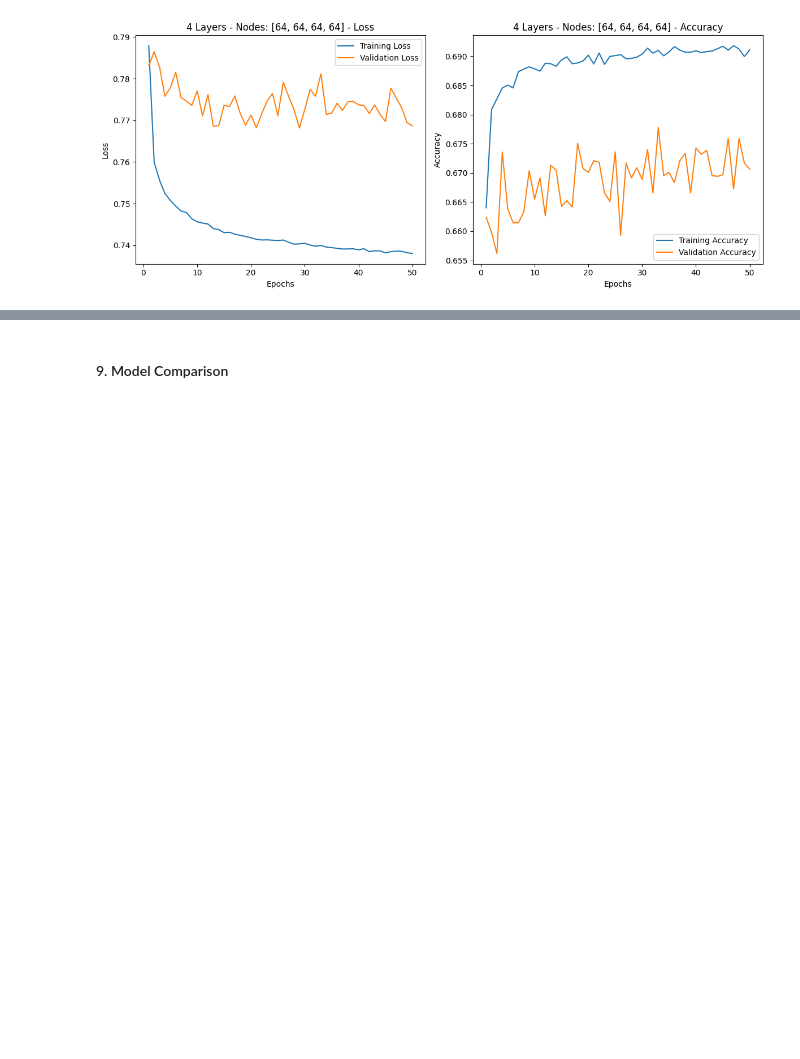
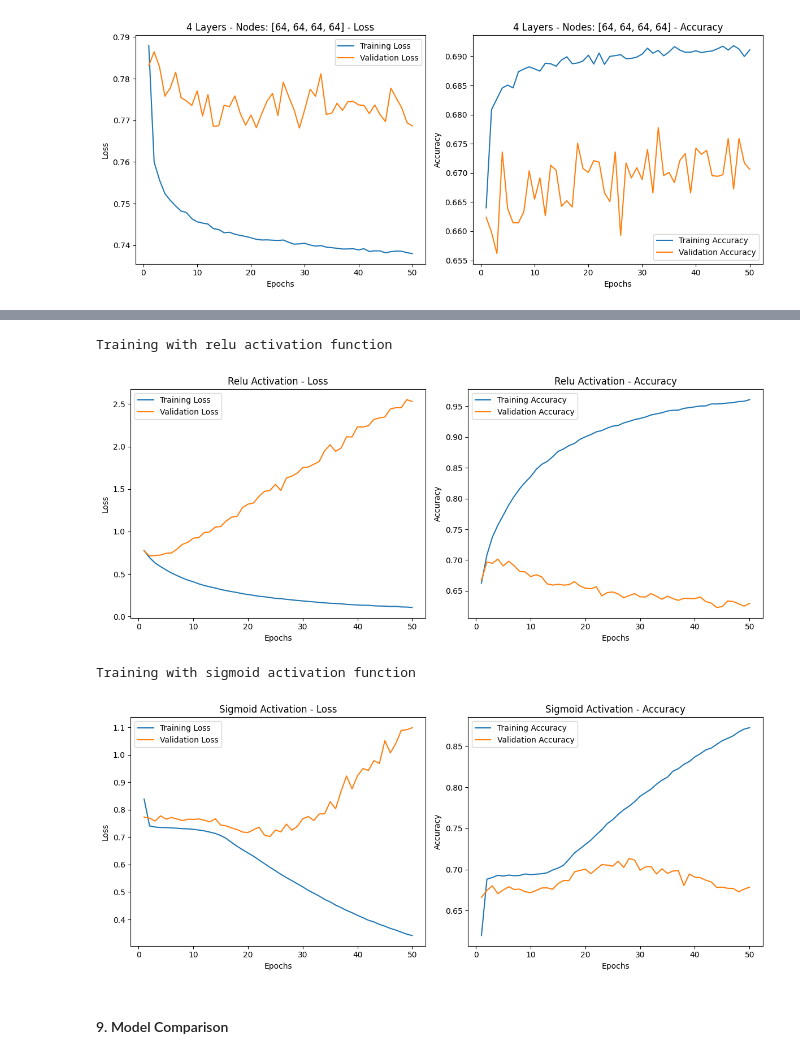
Before and after one commit to alex-govier5/intro-to-ai, a Jupyter notebook: A3/AI_Assignment3.ipynb, the cells around one changed output, grey strips where cells are left out. Cells and saved outputs as stored; diff of their text form; code cells hidden in the pictures; blank space fills up the shorter version.

```diff
--- a/A3/AI_Assignment3.ipynb
+++ b/A3/AI_Assignment3.ipynb
@@ -356,3 +358,35 @@ Training with 4 layers and node configuration: [64, 64, 64, 64]
+# %%
+# Initialize dictionary to store histories for each activation function
+activation_histories = {}
+
+# Loop through two activation functions: relu and sigmoid
+for activation in ['relu', 'sigmoid']:
+    print(f"\nTraining with {activation} activation function")
+
+    # Define the model with the chosen activation function and 4 layers of 64 nodes each
+    nn_model = Sequential([
+        Input(shape=(462,)),                          # Input layer
+        Dense(64, activation=activation),             # Hidden layer 1
+        Dense(64, activation=activation),             # Hidden layer 2
+        Dense(64, activation=activation),             # Hidden layer 3
+        Dense(64, activation=activation),             # Hidden layer 4
+        Dense(3, activation='softmax')                # Output layer
+    ])
+
+    # Compile the model
+    nn_model.compile(optimizer='adam', loss='sparse_categorical_crossentropy', metrics=['accuracy'])
+
+    # Train the model and store history
+    history = nn_model.fit(X_train, y_train, epochs=50, validation_data=(X_valid, y_valid), verbose=0)
+    activation_histories[f'{activation}_activation'] = history
+
+    # Plot the results
+    plot_loss_accuracy(history, title=f'{activation.capitalize()} Activation')
+# %% [output]
+Training with relu activation function
+[figure, added]
+Training with sigmoid activation function
+[figure, added]
 # %% [markdown]
 #### 9. Model Comparison
 # %% [markdown]
```
Also changed, not shown: parts of 1 cell of this notebook.
